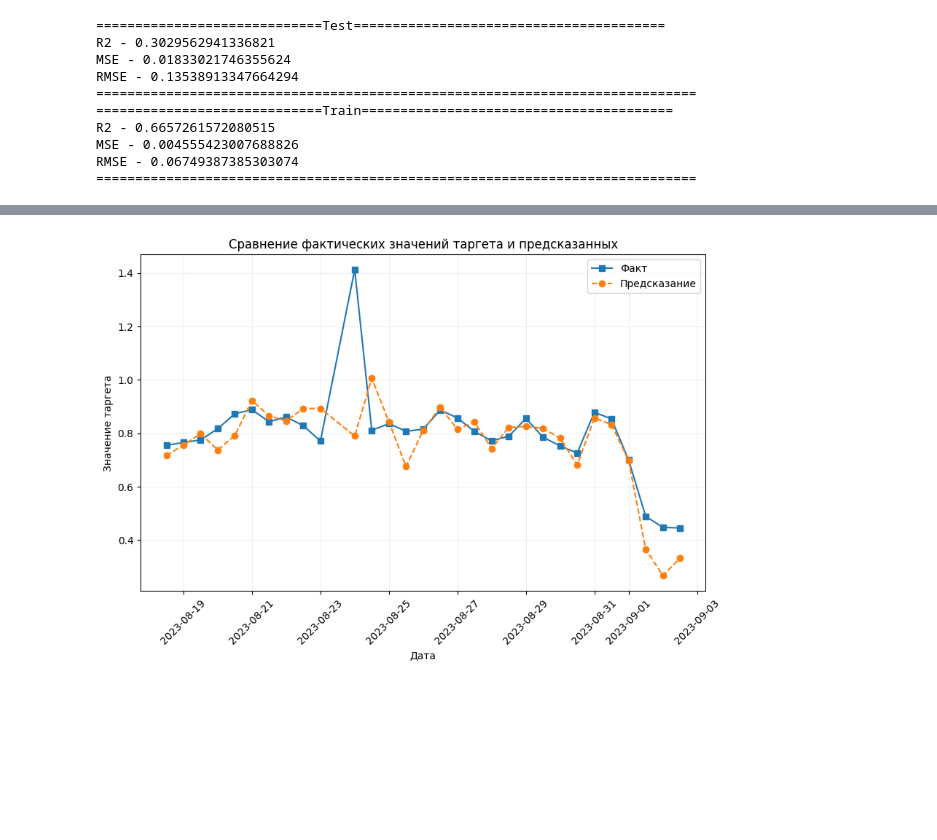
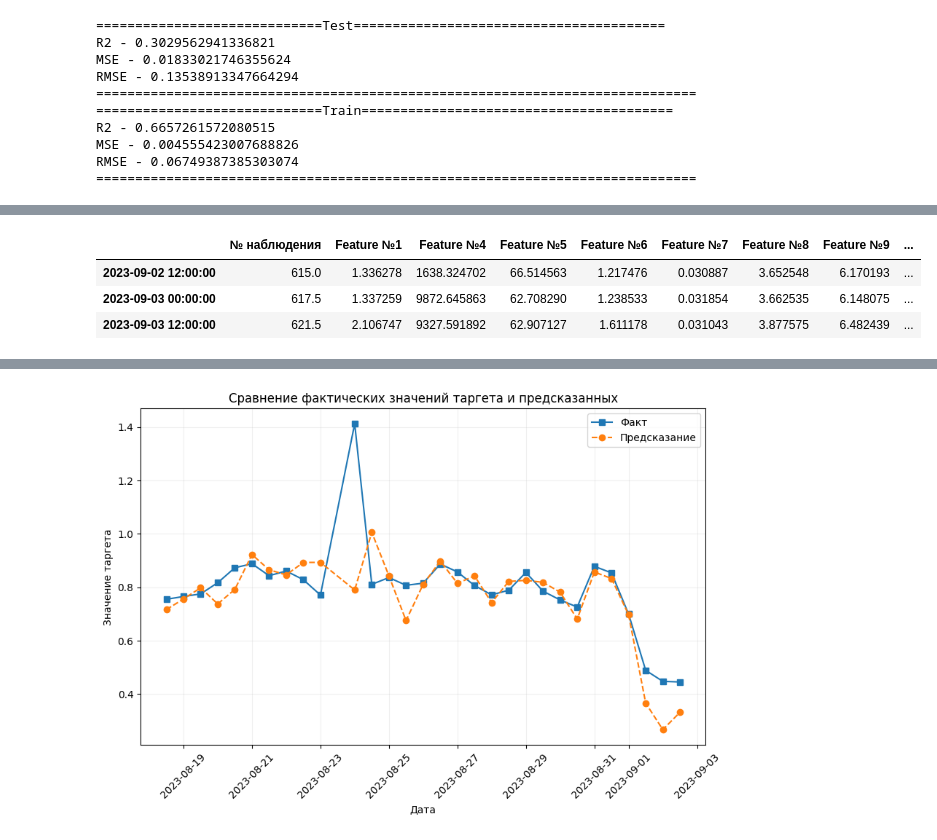
Before and after one commit to Poltava49/My_ML_practice, a Jupyter notebook: time_series/main.ipynb, the cells around one changed output, grey strips where cells are left out. Saved outputs shown, nothing was run; the diff lists cells and outputs as text; code cells hidden in the pictures; blank space fills up the shorter version.

```diff
--- a/time_series/main.ipynb
+++ b/time_series/main.ipynb
@@ -452,0 +465,4 @@ RMSE - 0.06749387385303074
+# %%
+#изменяем тип на кат фичу и ресемплим на 12 ч
+data_test_resample_cat = data_test['Feature №2'].astype('category').resample('12h').apply(lambda x: x.mode().iloc[0])
+data_test_resample_cat.head(3)
@@ -452,0 +475,9 @@ RMSE - 0.06749387385303074
+# %%
+#соединяем два датасета
+fin_test_resample_df = pd.merge(data_test_resample_num, data_test_resample_cat, how='inner',left_index=True, right_index=True)
+fin_test_resample_df.head(3)
+# %% [output]
+|  | № наблюдения | Feature №1 | Feature №4 | Feature №5 | Feature №6 | Feature №7 | Feature №8 | Feature №9 | ... |
+| 2023-09-02 12:00:00 | 615.0 | 1.336278 | 1638.324702 | 66.514563 | 1.217476 | 0.030887 | 3.652548 | 6.170193 | ... |
+| 2023-09-03 00:00:00 | 617.5 | 1.337259 | 9872.645863 | 62.708290 | 1.238533 | 0.031854 | 3.662535 | 6.148075 | ... |
+| 2023-09-03 12:00:00 | 621.5 | 2.106747 | 9327.591892 | 62.907127 | 1.611178 | 0.031043 | 3.877575 | 6.482439 | ... |
```
Also changed, not shown: parts of 6 cells of this notebook.
